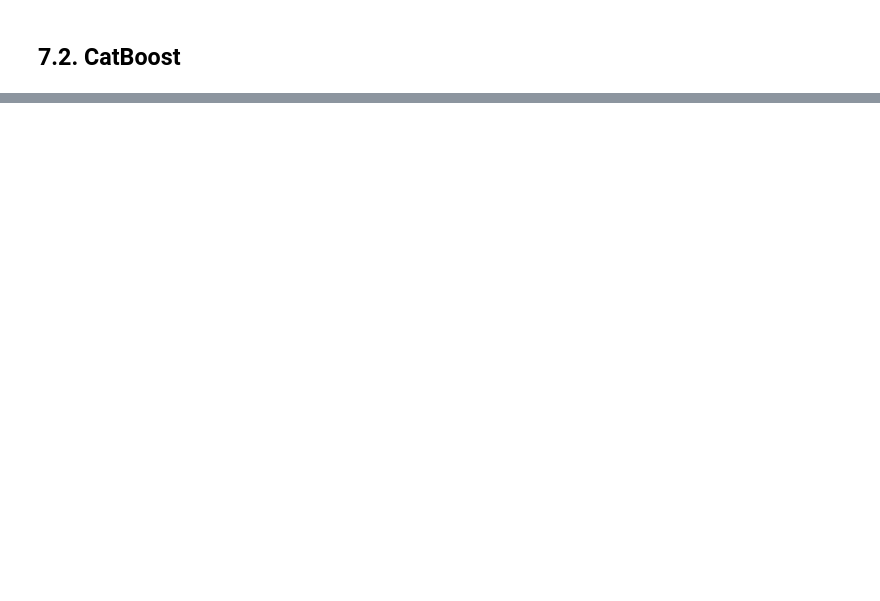
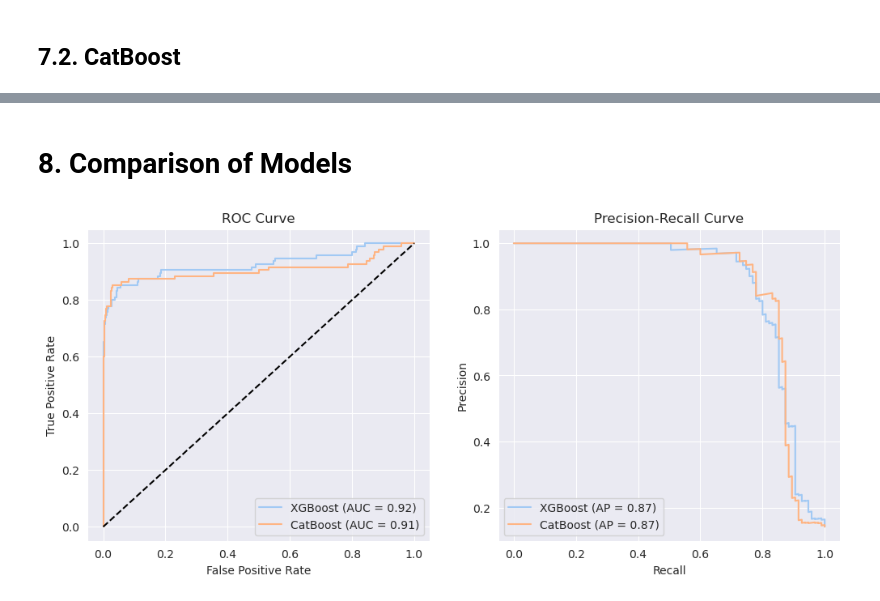
Before and after one commit to aeternnar/ml-churn-prediction, a Jupyter notebook: ml-churn-prediction.ipynb, the cells around one changed output, grey strips where cells are left out. Saved outputs shown, nothing was run; the diff lists cells and outputs as text; code cells hidden in the pictures; blank space fills up the shorter version.

Commit message:
Final comparison

```diff
--- a/ml-churn-prediction.ipynb
+++ b/ml-churn-prediction.ipynb
@@ -508,0 +570,35 @@ plt.title("Confusion Matrix - CatBoost");
+# %% [markdown]
+# **8. Comparison of Models**
+# %%
+fpr_xgb, tpr_xgb, _ = roc_curve(y_test, y_prob_xgb)
+roc_auc_xgb = auc(fpr_xgb, tpr_xgb)
+
+prec_xgb, rec_xgb, _ = precision_recall_curve(y_test, y_prob_xgb)
+ap_xgb = average_precision_score(y_test, y_prob_xgb)
+# %%
+fpr_cat, tpr_cat, _ = roc_curve(y_test, y_prob_cat)
+roc_auc_cat = auc(fpr_cat, tpr_cat)
+
+prec_cat, rec_cat, _ = precision_recall_curve(y_test, y_prob_cat)
+ap_cat = average_precision_score(y_test, y_prob_cat)
+# %%
+plt.figure(figsize=(12, 5))
+
+plt.subplot(1, 2, 1)
+plt.plot(fpr_xgb, tpr_xgb, label=f'XGBoost (AUC = {roc_auc_xgb:.2f})')
+plt.plot(fpr_cat, tpr_cat, label=f'CatBoost (AUC = {roc_auc_cat:.2f})')
+plt.plot([0, 1], [0, 1], 'k--')
+plt.xlabel('False Positive Rate')
+plt.ylabel('True Positive Rate')
+plt.title('ROC Curve')
+plt.legend()
+
+plt.subplot(1, 2, 2)
+plt.plot(rec_xgb, prec_xgb, label=f'XGBoost (AP = {ap_xgb:.2f})')
+plt.plot(rec_cat, prec_cat, label=f'CatBoost (AP = {ap_cat:.2f})')
+plt.xlabel('Recall')
+plt.ylabel('Precision')
+plt.title('Precision-Recall Curve')
+plt.legend();
+# %% [output]
+[figure, added]
```
Also changed, not shown: parts of 13 cells of this notebook, 1 other file.
